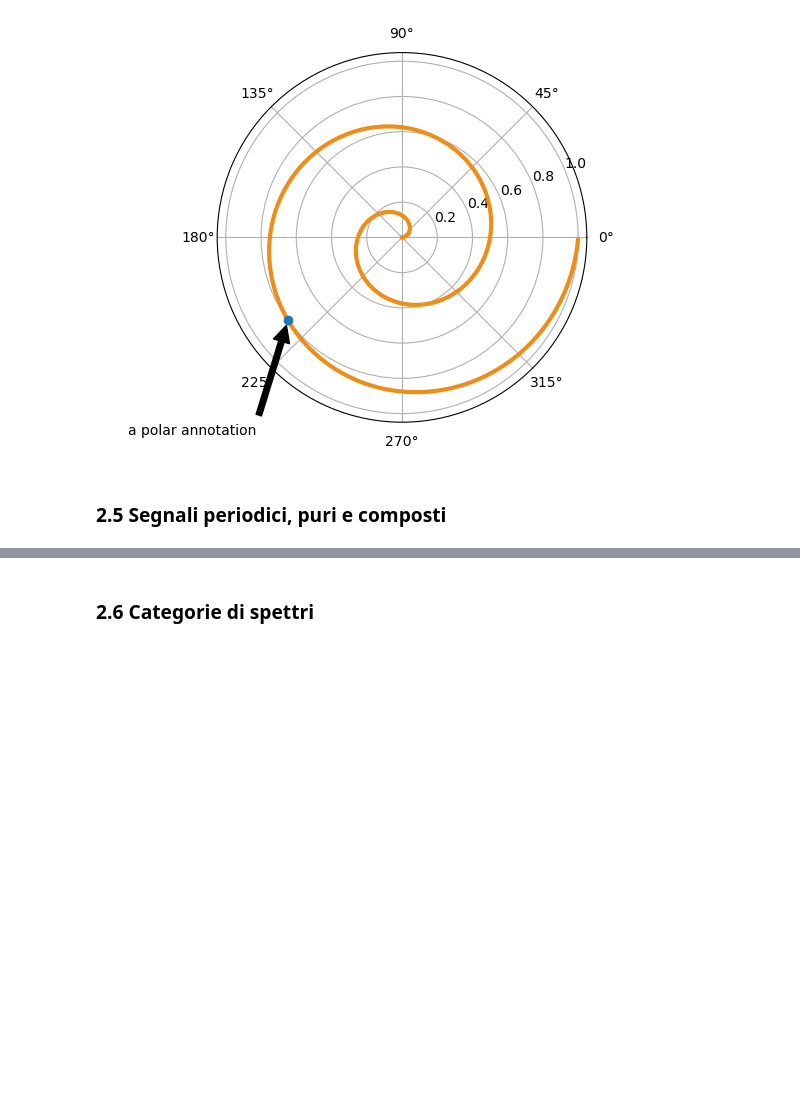
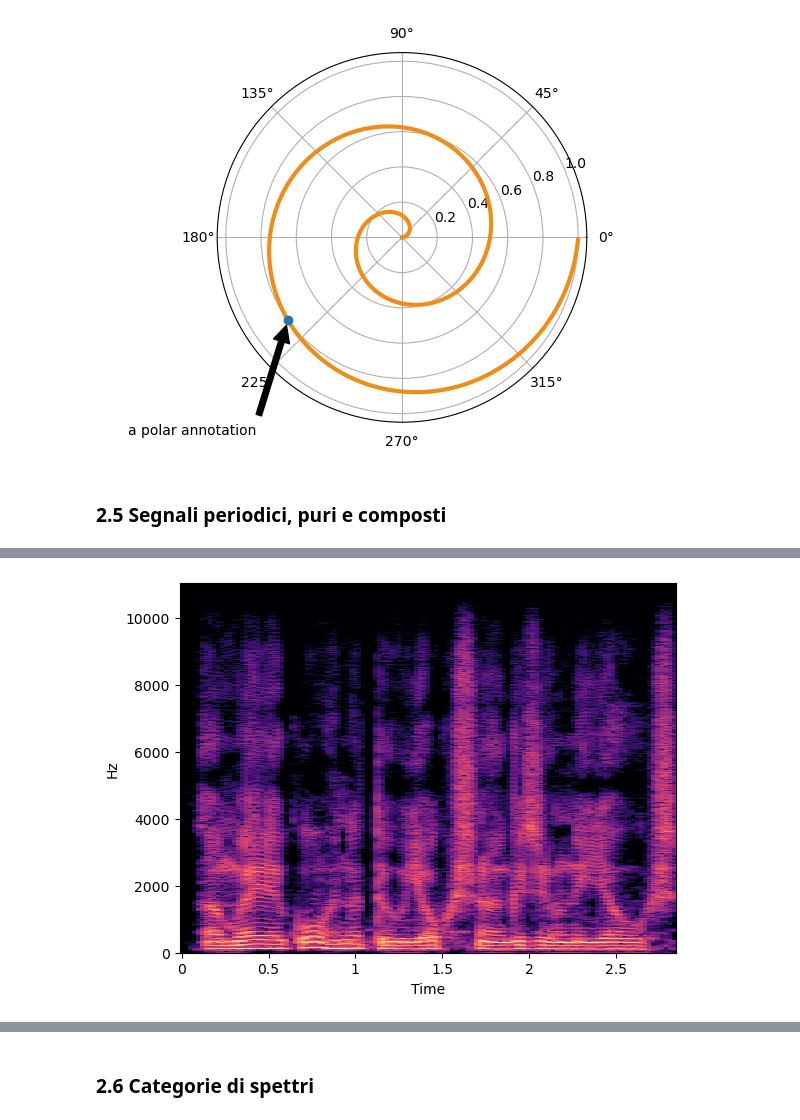
Before and after one commit to andreaagostini-teaching/cs1-dispense, a Jupyter notebook: notebooks/capitolo_2.ipynb, the cells around one changed output, grey strips where cells are left out. Cells and saved outputs as stored; diff of their text form; code cells hidden in the pictures; blank space fills up the shorter version.

```diff
--- a/notebooks/capitolo_2.ipynb
+++ b/notebooks/capitolo_2.ipynb
@@ -86,0 +154,8 @@ Text(0.05, 0.05, 'a polar annotation')
+# %%
+fig, ax = plt.subplots()
+D = librosa.amplitude_to_db(np.abs(librosa.stft(z)), ref=np.max)
+img = librosa.display.specshow(D, y_axis='linear', x_axis='time', sr=sr, ax=ax)
+#ax.label_outer()
+#plt.savefig("../figures/cherooke.png")
+# %% [output]
+[figure, added]
```
Also changed, not shown: parts of 10 cells of this notebook, 15 other files.
